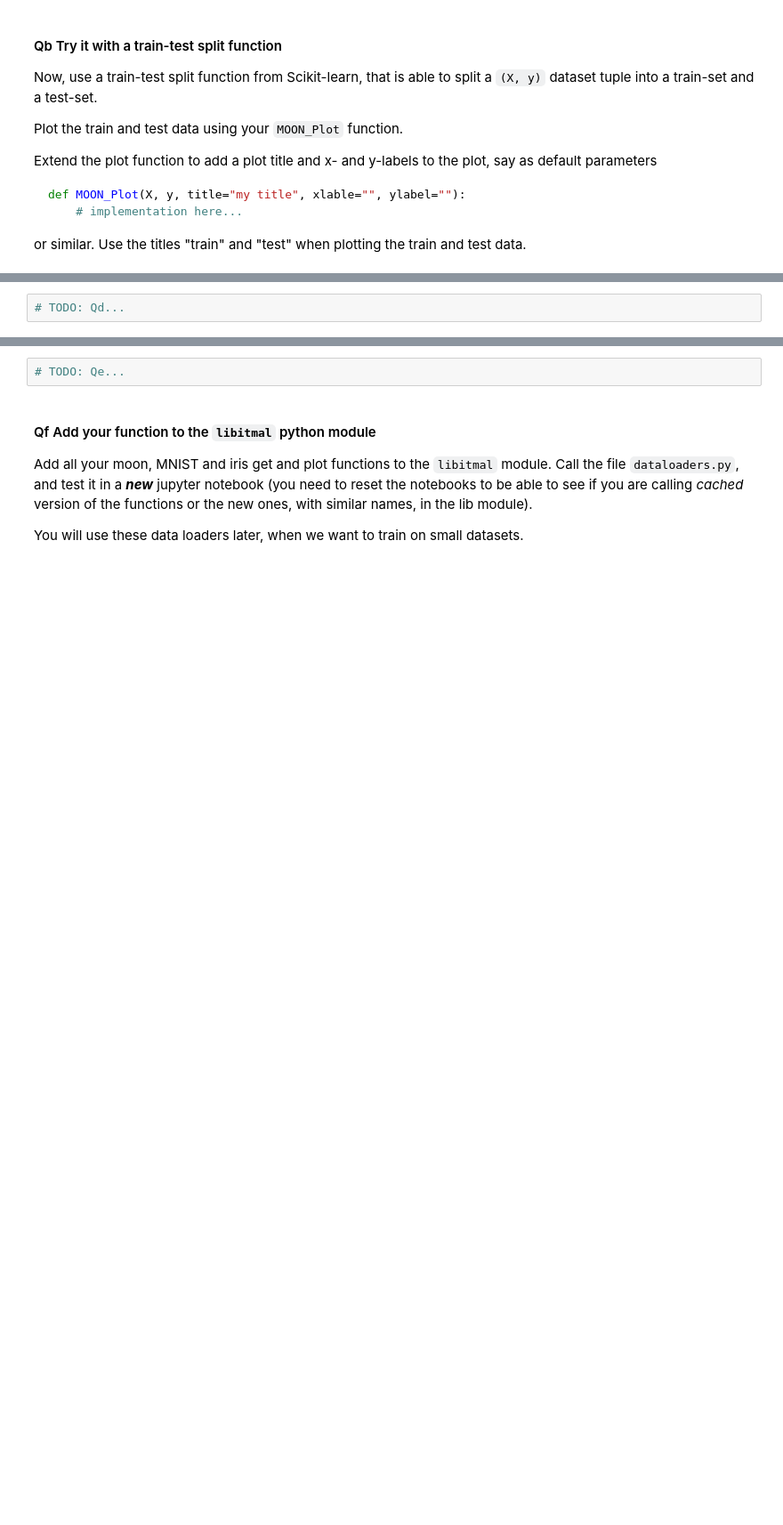
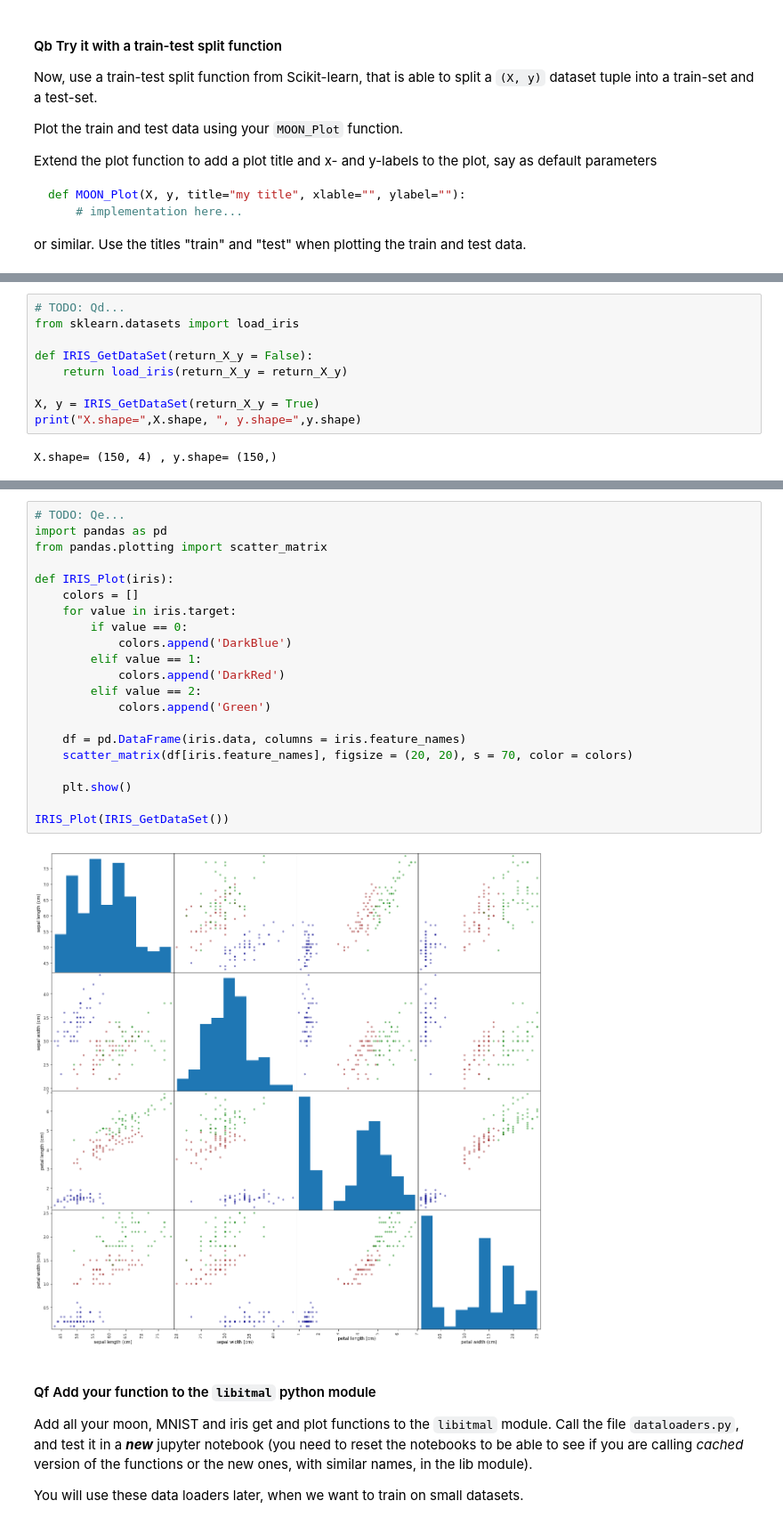
Before and after one commit to 2takker/ITMAL-gr46, a Jupyter notebook: L03/dataset.ipynb, the cells around one changed output, grey strips where cells are left out. Shown: that part at 89% size. Cells and saved outputs as stored; diff of their text form; blank space fills up the shorter version.

Commit message:
Added dataset from kaggle and updated L03/datasets

```diff
--- a/L03/dataset.ipynb
+++ b/L03/dataset.ipynb
@@ -155,8 +147,17 @@ https://en.wikipedia.org/wiki/Iris_flower_data_set
 #### Qd Data load function
 
 Creating the iris data loader, `IRIS_GetDataSet()`, this time we use the iris loader located in `sklearn.datasets.load_iris()`.
-# %%
-# TODO: Qd...
+# %%
+# TODO: Qd...
+from sklearn.datasets import load_iris
+
+def IRIS_GetDataSet(return_X_y = False):
+    return load_iris(return_X_y = return_X_y)
+
+X, y = IRIS_GetDataSet(return_X_y = True)
+print("X.shape=",X.shape, ", y.shape=",y.shape)
+# %% [output]
+X.shape= (150, 4) , y.shape= (150,)
 # %% [markdown]
 #### Qe Examine the data via scatter plots
 
@@ -167,8 +168,29 @@ A scatter plot for all iris features against all other may look like
 <img src="Figs/Iris_dataset_scatterplot.svg.png" style="width:400px">
 
 Create a plot function that takes just two feature dimensions and plots them in a 2D plot, and plot all features against all others (resembling the "Iris Data" scatter plot just above).
-# %%
-# TODO: Qe...
+# %%
+# TODO: Qe...
+import pandas as pd
+from pandas.plotting import scatter_matrix
+
+def IRIS_Plot(iris):
+    colors = []
+    for value in iris.target:
+        if value == 0:
+            colors.append('DarkBlue')
+        elif value == 1:
+            colors.append('DarkRed')
+        elif value == 2:
+            colors.append('Green')
+
+    df = pd.DataFrame(iris.data, columns = iris.feature_names)
+    scatter_matrix(df[iris.feature_names], figsize = (20, 20), s = 70, color = colors)
+
+    plt.show()
+
+IRIS_Plot(IRIS_GetDataSet())
+# %% [output]
+[figure, added]
 # %% [markdown]
 #### Qf Add your function to the `libitmal` python module
 
```
Also changed, not shown: parts of 8 cells of this notebook, 1 other file.
